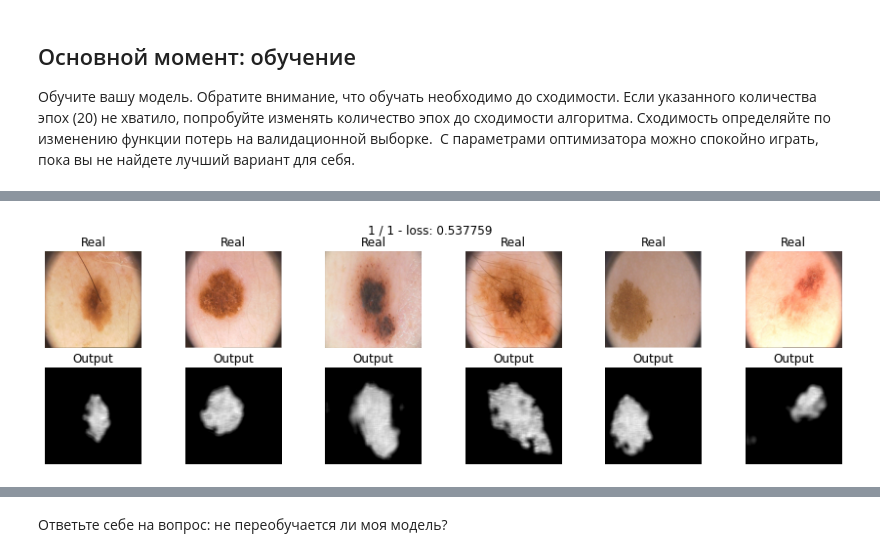
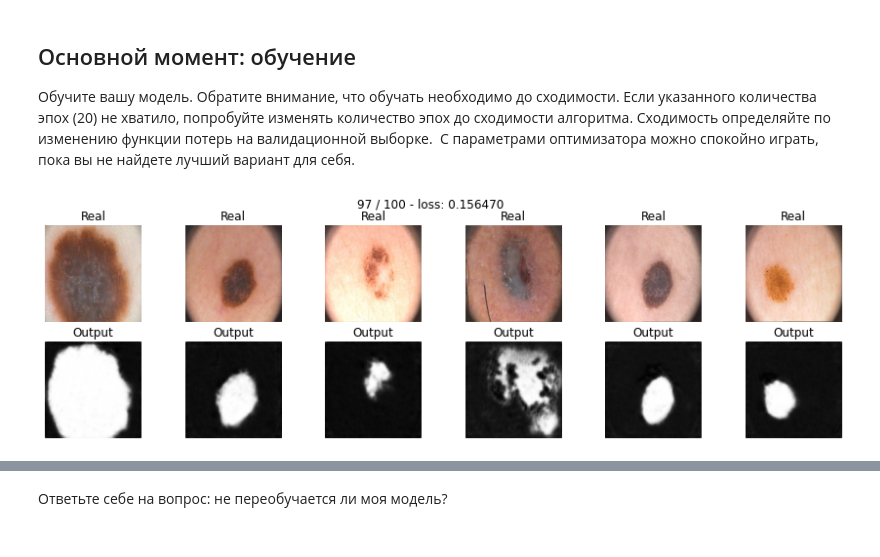
Before and after one commit to Hacker1337/DeepLearningSchool, a Jupyter notebook: 16 segmentation/[hw]semantic_segmentation.ipynb, the cells around one changed output, grey strips where cells are left out. Saved outputs shown, nothing was run; the diff lists cells and outputs as text; code cells hidden in the pictures.

```diff
--- a/16 segmentation/[hw]semantic_segmentation.ipynb
+++ b/16 segmentation/[hw]semantic_segmentation.ipynb
@@ -303,9 +304,8 @@ class SegNet(nn.Module):
             nn.Conv2d(in_channels=3, out_channels=3, kernel_size=(7, 7), padding='same'),
             nn.BatchNorm2d(3),
             nn.ReLU(),
-            nn.Conv2d(in_channels=3, out_channels=3, kernel_size=(7, 7), padding='same'),
-            nn.BatchNorm2d(3),
-            nn.ReLU()
+            nn.Conv2d(in_channels=3, out_channels=1, kernel_size=(7, 7), padding='same'),
+            nn.BatchNorm2d(1)
         )
 
     def forward(self, x):
@@ -524,6 +494,7 @@ def score_model(model, metric, data):
 model = SegNet().to(device)
 optim = torch.optim.Adam(model.parameters())
 # %%
-max_epochs = 1
-train(model, optim, bce_loss, max_epochs, data_tr, data_val)
+max_epochs = 100
+t_loss = train(model, optim, bce_loss, max_epochs, data_tr, data_val)
 # %% [output]
+[figure, new version]
@@ -536 +506,0 @@ torch.Size([25, 3, 256, 256])
-[figure, old version]
```
Also changed, not shown: parts of 17 cells of this notebook, 6 other files.
